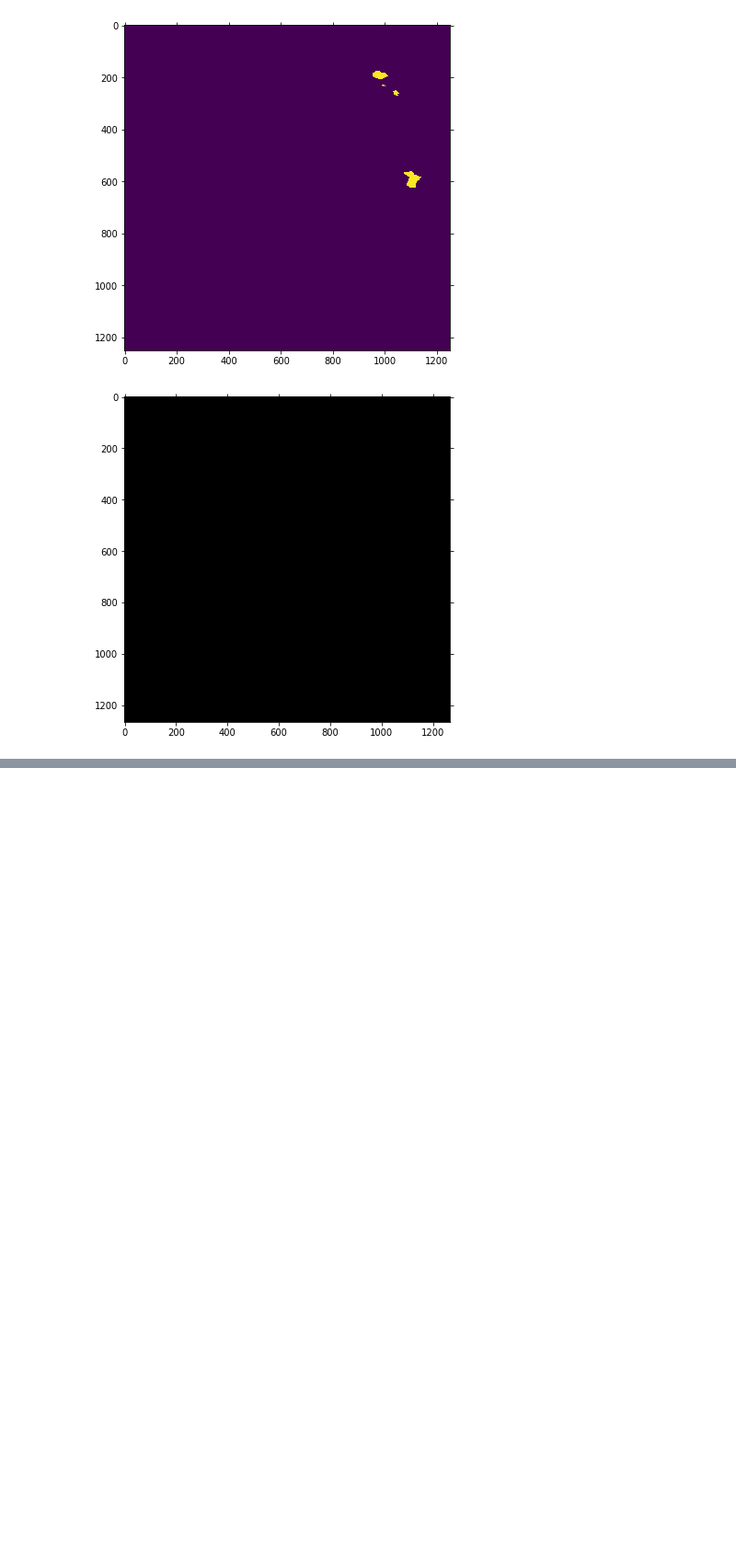
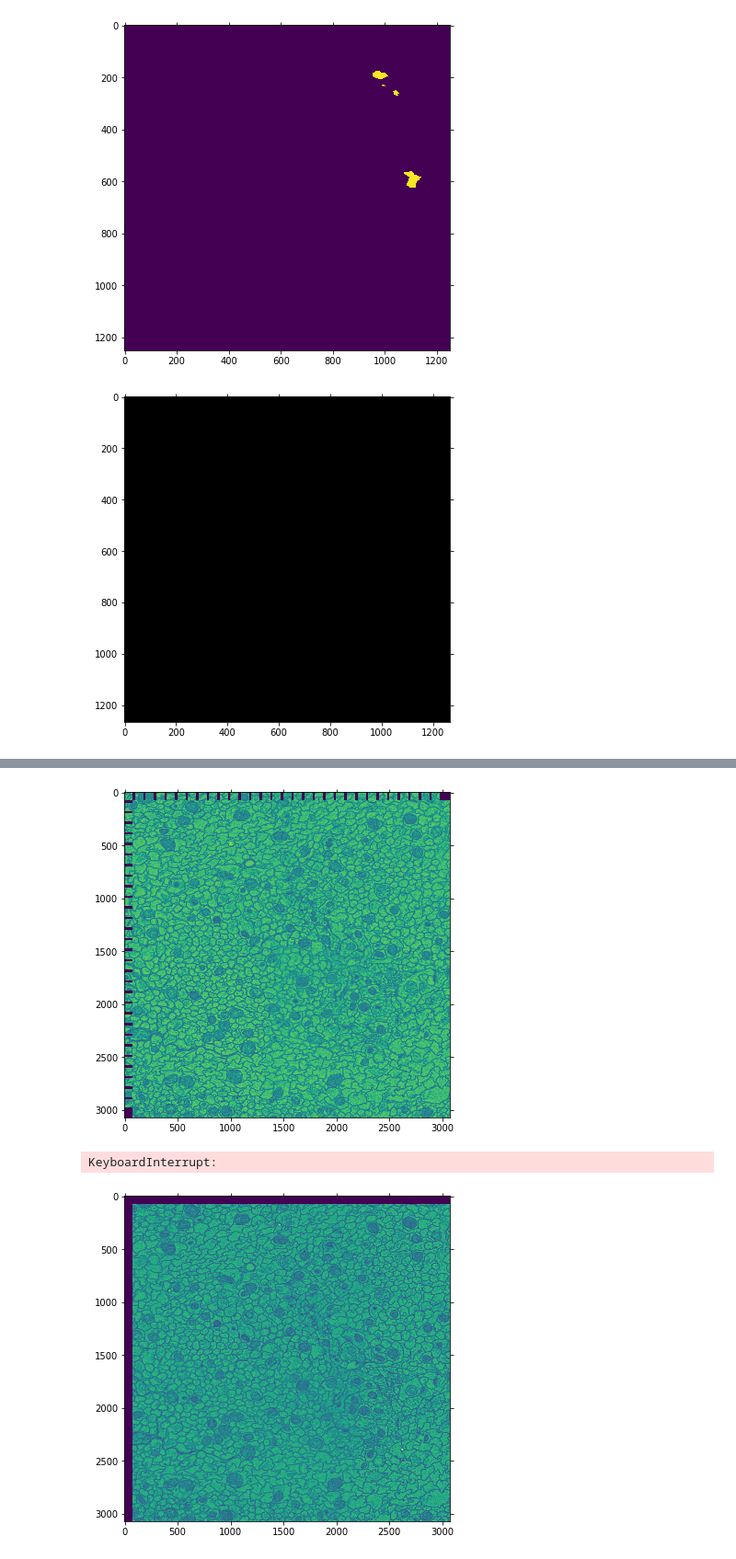
Before and after one commit to image-infomatics/neutorch, a Jupyter notebook: neutorch/notebooks/affinity_2_seg.ipynb, the cells around one changed output, grey strips where cells are left out. Shown at 92% size. Cells and saved outputs as stored; diff of their text form; code cells hidden in the pictures; blank space fills up the shorter version.

```diff
--- a/neutorch/notebooks/affinity_2_seg.ipynb
+++ b/neutorch/notebooks/affinity_2_seg.ipynb
@@ -191,0 +245,6 @@ vis_volume(recon_label)
+# %%
+vis_volume(true)
+# %% [output]
+[figure, added]
+KeyboardInterrupt:
+[figure, added]
```
Also changed, not shown: parts of 3 cells of this notebook, 4 other files.
